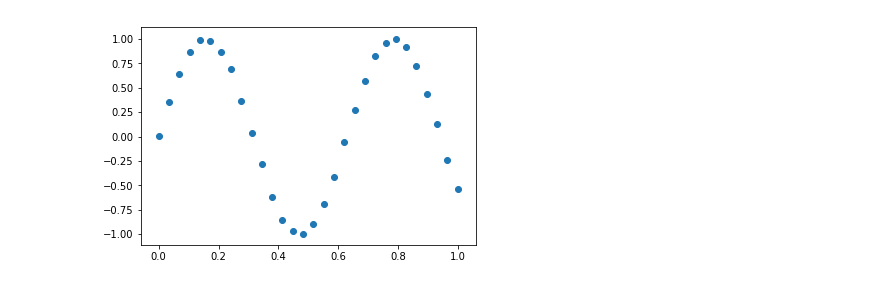
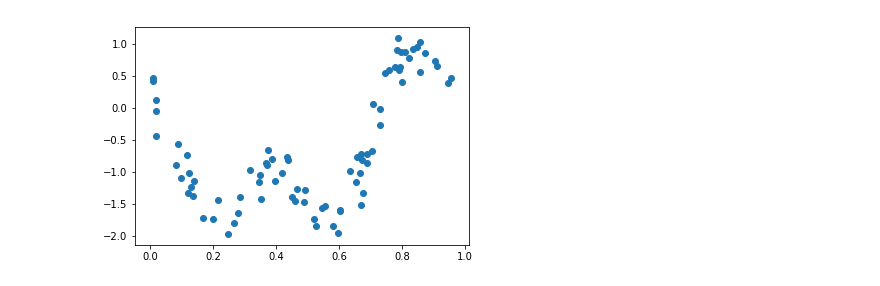
Before and after one commit to UCL-SML/Doubly-Stochastic-DGP, a Jupyter notebook: demos/quadrature.ipynb, the cells around one changed output. Cells and saved outputs as stored; diff of their text form; code cells hidden in the pictures.

```diff
--- a/demos/quadrature.ipynb
+++ b/demos/quadrature.ipynb
@@ -22,17 +56,28 @@ import matplotlib.pyplot as plt
 # %%
-kerns = lambda : [RBF(1, lengthscales=0.001, variance=0.2), RBF(1, lengthscales=0.2)]
+kerns = lambda : [RBF(1, lengthscales=0.5, variance=0.5), RBF(1, lengthscales=0.2)]
 
 def lik():
     l = Gaussian()
-    l.variance = 0.01
+    l.variance = 0.005
     return l
 
-N = 30
-M = 100
-X = np.linspace(0, 1, N).reshape(-1, 1)
+
+N, Ns = 80, 300
+M = 50
+X = np.random.uniform(0, 1, N).reshape(-1, 1)
+X.sort()
+# X = np.linspace(0, 1, N).reshape(-1, 1)
+Xs = np.linspace(0, 1, Ns).reshape(-1, 1)
 Z = np.linspace(-2, 2, M).reshape(-1, 1)
-Y = np.sin(10*X) + np.random.randn(*X.shape) * 0.01
+
+noise_var = 0.05
+
+data_model = DGP('data', X, X, Z, kerns(), lik())
+m, v = data_model.predict_f_full_cov(X, 1)
+Y = np.random.multivariate_normal(m[0, :, 0], v[0, :, :, 0] + np.eye(N)*noise_var).reshape(-1, 1)
+
+# Y = np.sin(10*X) + np.random.randn(*X.shape) * 0.01
 plt.scatter(X, Y)
 plt.show()
 # %% [output]
-[figure, old version]
+[figure, new version]
```
Also changed, not shown: parts of 18 cells of this notebook, 5 other files.
